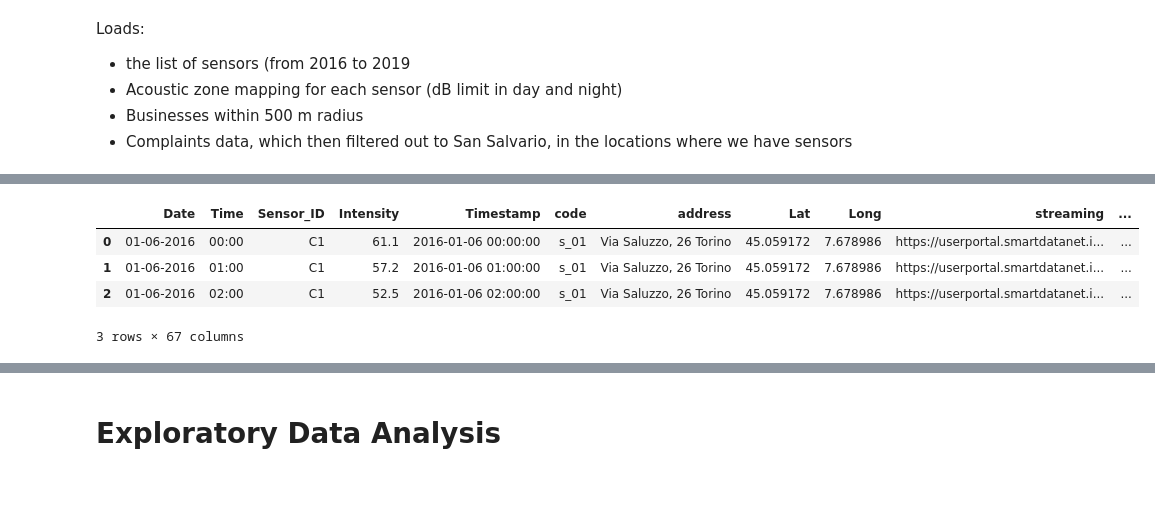
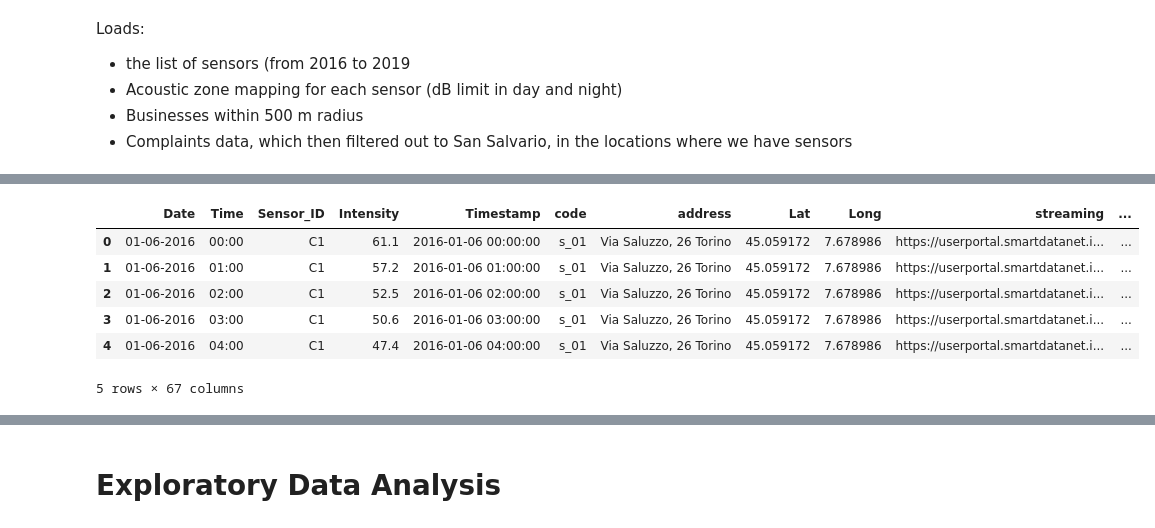
Before and after one commit to TiagoFilipeSousaGoncalves/wdl-tech-moguls, a Jupyter notebook: finals/Deliverable.ipynb, the cells around one changed output, grey strips where cells are left out. Saved outputs shown, nothing was run; the diff lists cells and outputs as text; code cells hidden in the pictures; blank space fills up the shorter version.

```diff
--- a/finals/Deliverable.ipynb
+++ b/finals/Deliverable.ipynb
@@ -150,9 +179,23 @@ df_noise = load_noise_data(file_paths_noise_data, sensor_list)
-# %%
-df_noise.head(3)
-# %% [output]
-|  | Date | Time | Sensor_ID | Intensity | Timestamp | code | address | Lat | Long | streaming | ... |
-| 0 | 01-06-2016 | 00:00 | C1 | 61.1 | 2016-01-06 00:00:00 | s_01 | Via Saluzzo, 26 Torino | 45.059172 | 7.678986 | https://userportal.smartdatanet.i... | ... |
-| 1 | 01-06-2016 | 01:00 | C1 | 57.2 | 2016-01-06 01:00:00 | s_01 | Via Saluzzo, 26 Torino | 45.059172 | 7.678986 | https://userportal.smartdatanet.i... | ... |
-| 2 | 01-06-2016 | 02:00 | C1 | 52.5 | 2016-01-06 02:00:00 | s_01 | Via Saluzzo, 26 Torino | 45.059172 | 7.678986 | https://userportal.smartdatanet.i... | ... |
-3 rows × 67 columns
+# %%
+# Get file paths
+file_paths_noise_data = [
+    'data/noise_data/san_salvario_2016.csv',
+    'data/noise_data/san_salvario_2017.csv',
+    'data/noise_data/san_salvario_2018.csv',
+    'data/noise_data/san_salvario_2019.csv',
+]
+
+# Read these files using the function above
+df_noise = load_noise_data(file_paths_noise_data, sensor_list)
+
+# Show the resulting dataframe
+df_noise.head()
+# %% [output]
+|  | Date | Time | Sensor_ID | Intensity | Timestamp | code | address | Lat | Long | streaming | ... |
+| 0 | 01-06-2016 | 00:00 | C1 | 61.1 | 2016-01-06 00:00:00 | s_01 | Via Saluzzo, 26 Torino | 45.059172 | 7.678986 | https://userportal.smartdatanet.i... | ... |
+| 1 | 01-06-2016 | 01:00 | C1 | 57.2 | 2016-01-06 01:00:00 | s_01 | Via Saluzzo, 26 Torino | 45.059172 | 7.678986 | https://userportal.smartdatanet.i... | ... |
+| 2 | 01-06-2016 | 02:00 | C1 | 52.5 | 2016-01-06 02:00:00 | s_01 | Via Saluzzo, 26 Torino | 45.059172 | 7.678986 | https://userportal.smartdatanet.i... | ... |
+| 3 | 01-06-2016 | 03:00 | C1 | 50.6 | 2016-01-06 03:00:00 | s_01 | Via Saluzzo, 26 Torino | 45.059172 | 7.678986 | https://userportal.smartdatanet.i... | ... |
+| 4 | 01-06-2016 | 04:00 | C1 | 47.4 | 2016-01-06 04:00:00 | s_01 | Via Saluzzo, 26 Torino | 45.059172 | 7.678986 | https://userportal.smartdatanet.i... | ... |
+5 rows × 67 columns
 # %%
```
Also changed, not shown: parts of 68 cells of this notebook.
